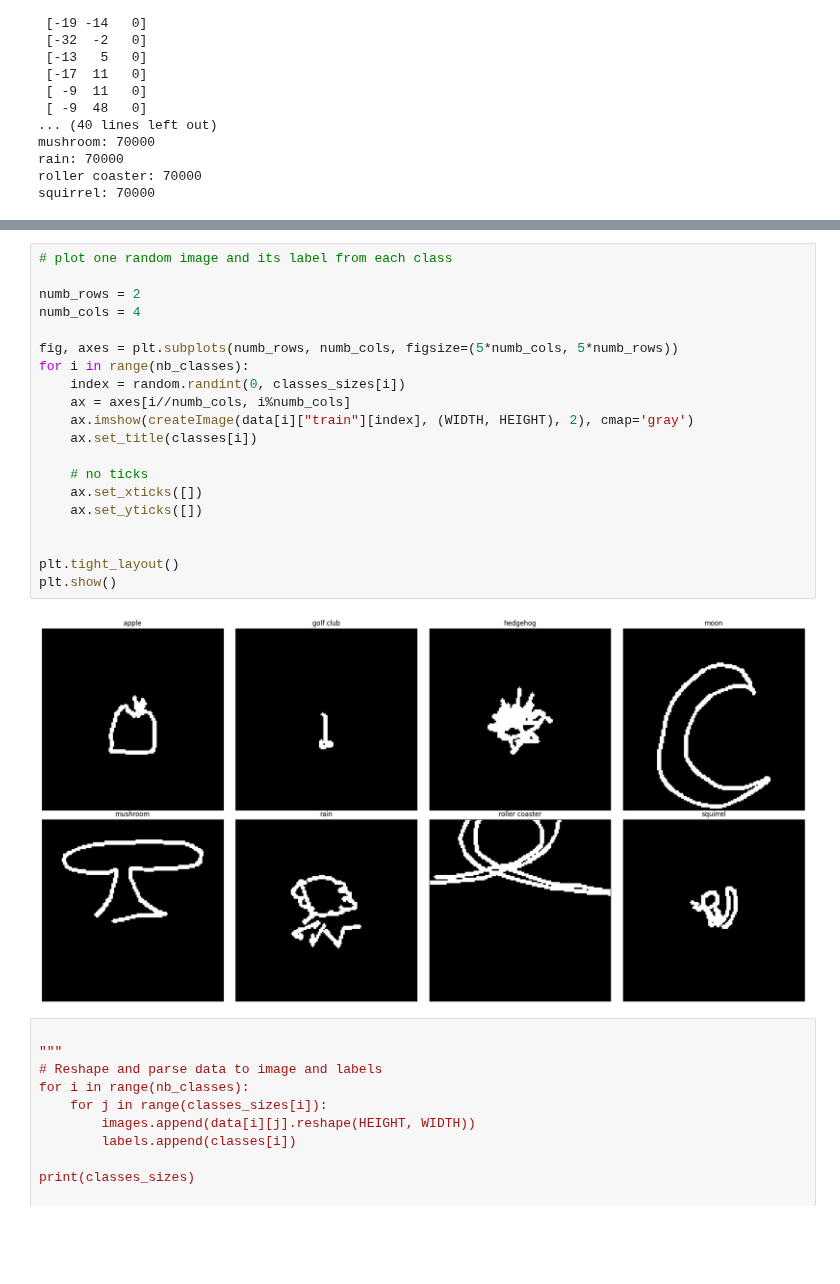
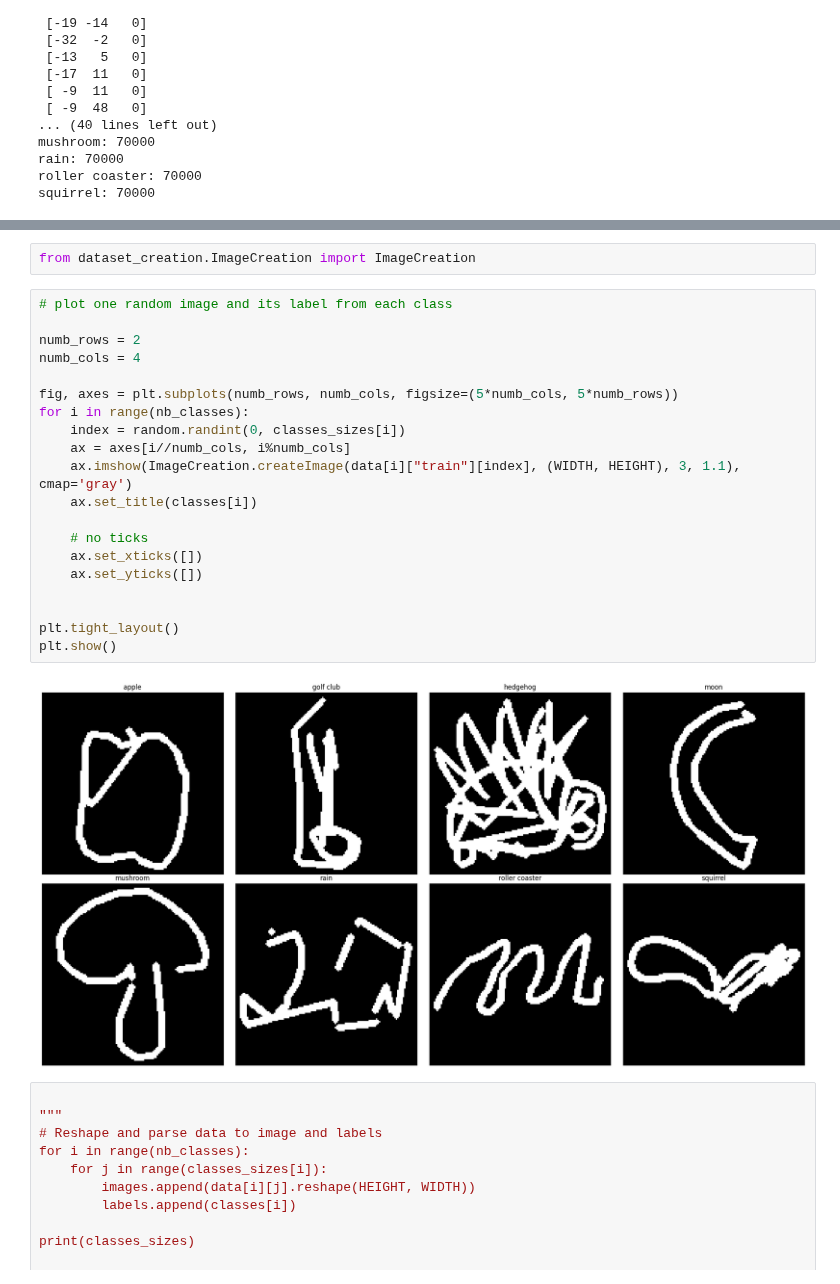
Before and after one commit to MightyCode/enseirb-s9-doodle-computer-vision, a Jupyter notebook: rnn.ipynb, the cells around one changed output, grey strips where cells are left out. Drawn from its saved outputs; the diff is of its cells as text; blank space fills up the shorter version.

Commit message:
add class to create image from strokes, redo encoder with 128 images

```diff
--- a/rnn.ipynb
+++ b/rnn.ipynb
@@ -139,25 +81,27 @@ def createImage(data, image_size, stroke_size=3):
+# %%
+from dataset_creation.ImageCreation import ImageCreation
 # %%
 # plot one random image and its label from each class
 
 numb_rows = 2
 numb_cols = 4
 
 fig, axes = plt.subplots(numb_rows, numb_cols, figsize=(5*numb_cols, 5*numb_rows))
 for i in range(nb_classes):
     index = random.randint(0, classes_sizes[i])
     ax = axes[i//numb_cols, i%numb_cols]
-    ax.imshow(createImage(data[i]["train"][index], (WIDTH, HEIGHT), 2), cmap='gray')
+    ax.imshow(ImageCreation.createImage(data[i]["train"][index], (WIDTH, HEIGHT), 3, 1.1), cmap='gray')
     ax.set_title(classes[i])
 
     # no ticks
     ax.set_xticks([])
     ax.set_yticks([])
 
 
 plt.tight_layout()
 plt.show()
 # %% [output]
-[figure, old version]
+[figure, new version]
 # %%
 
 """
```
Also changed, not shown: parts of 1 cell of this notebook, 2 other files.
